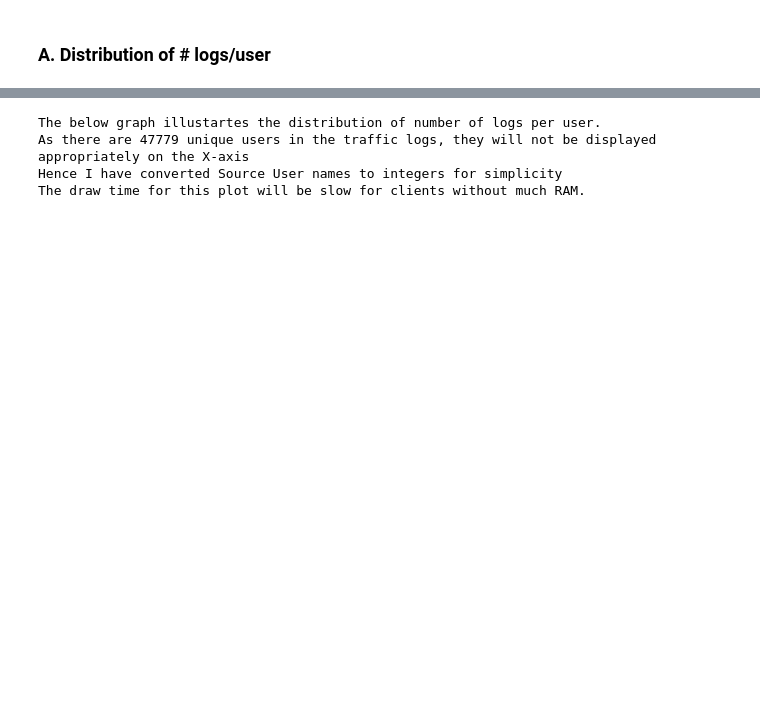
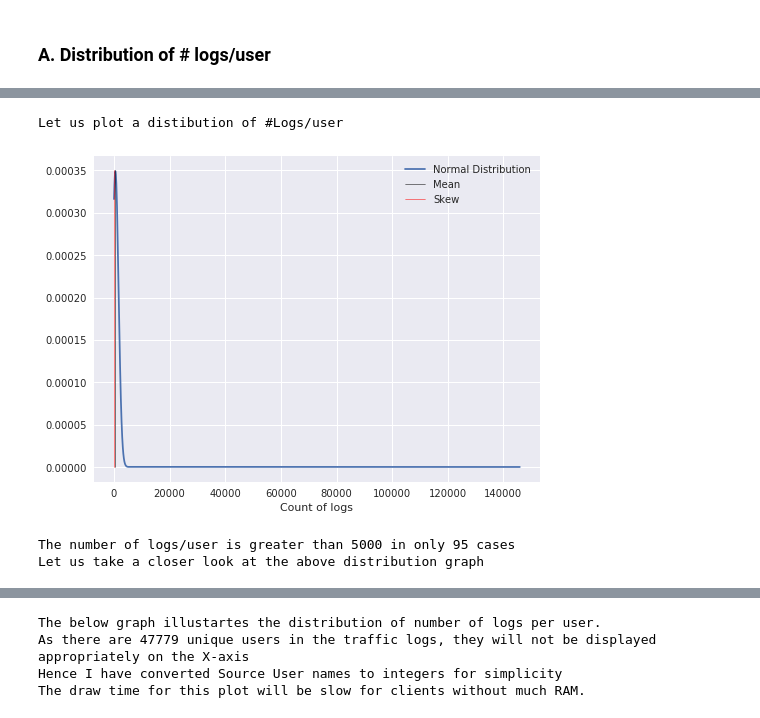
Before and after one commit to darshan-b/Cybersecurity-Analysis, a Jupyter notebook: 10-18.ipynb, the cells around one changed output, grey strips where cells are left out. Cells and saved outputs as stored; diff of their text form; code cells hidden in the pictures; blank space fills up the shorter version.

```diff
--- a/10-18.ipynb
+++ b/10-18.ipynb
@@ -576,0 +596,10 @@ d.Source_User=np.arange(0,len(d))
+# %%
+n,min_max,avg,var,skew,kurtosis=stats.describe(d.Count)
+print(tabulate([['Unique Users',n],['Minimum #logs/user',min_max[0]], ["Maximum #logs/User",min_max[1]],
+               ['Average #logs/user',avg],['Std.dev #logs/user',sp.std(d.Count)],['Variance #logs/user',var],
+                ['Skewness #logs/user',skew],['Kurtosis #logs/user',kurtosis], ['Std error of mean',stats.sem(d.Count)],
+                ['Median #logs/user',np.median(d.Count)]
+               ],tablefmt='grid',floatfmt='.8f',headers=['Measures','Values']))
+print("\n\nWe can clearly see that the variance in the #logs/user is huge.")
+print("At the same time the smaller standard deviation points to the fact that we have some outliers which are heavily skewing our data")
+print("Also the mean is larger than the median which means we have a positive skew")
@@ -576,0 +624,19 @@ d.Source_User=np.arange(0,len(d))
+# %%
+print("Let us plot a distibution of #Logs/user")
+plt.figure(figsize=(8,6))
+pdf = stats.norm.pdf(d.Count, avg, sp.std(d.Count))
+plt.plot(d.Count, pdf,label='Normal Distribution')
+plt.plot([avg, avg], [0, 0.00035], color='k', linestyle='-', linewidth=0.5,label='Mean')
+plt.plot([skew,skew],[0 ,0.00035],color='r',linestyle='-',linewidth=0.5,label='Skew')
+plt.xlabel("Count of logs")
+plt.legend()
+plt.show()
+# %% [output]
+Let us plot a distibution of #Logs/user
+[figure, added]
+# %%
+print("The number of logs/user is greater than 5000 in only {} cases".format(sum(d.Count>5000)))
+print("Let us take a closer look at the above distribution graph")
+# %% [output]
+The number of logs/user is greater than 5000 in only 95 cases
+Let us take a closer look at the above distribution graph
```
Also changed, not shown: parts of 62 cells of this notebook.
